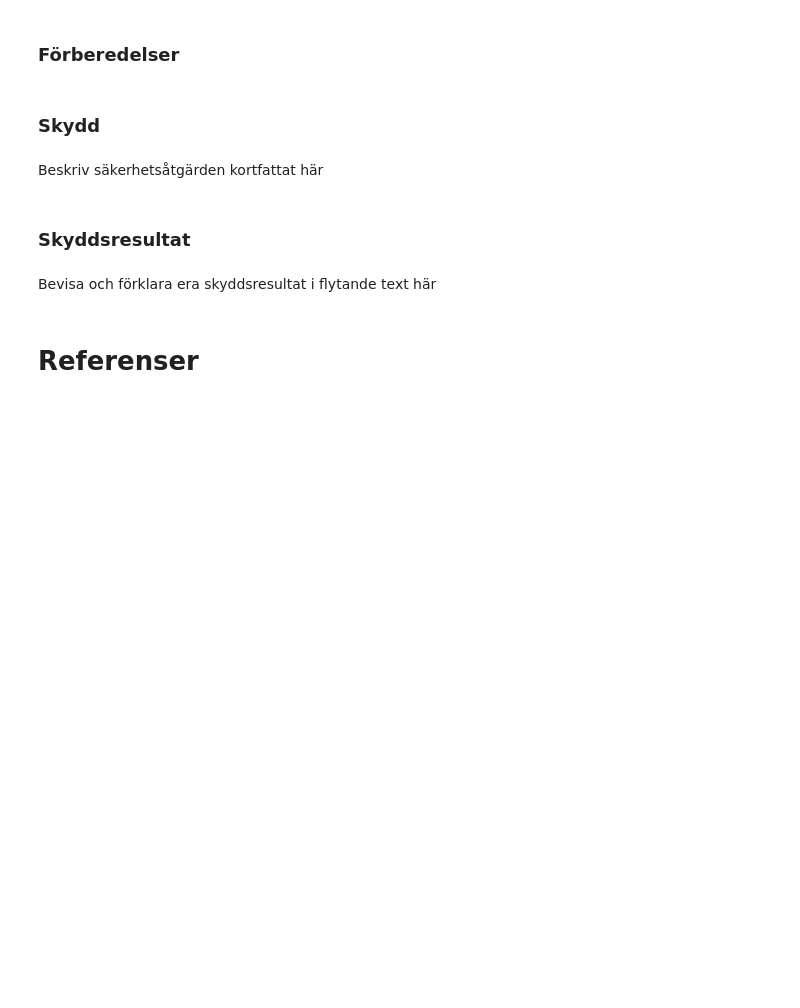
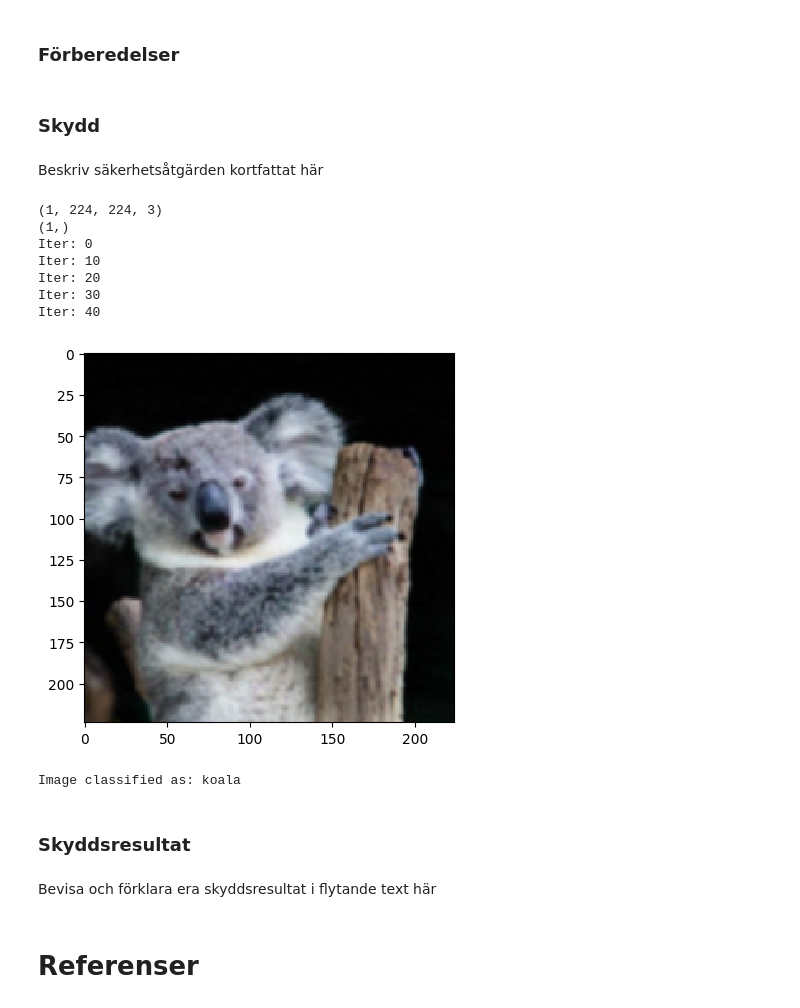
Before and after one commit to SmoxBoye/DV2607-data-poisoning, a Jupyter notebook: Part2/DV2607-Inl_Del_2-Adversarial_input_attack.ipynb, the cells around one changed output. Drawn from its saved outputs; the diff is of its cells as text; code cells hidden in the pictures; blank space fills up the shorter version.

Commit message:
Gaussian defense

```diff
--- a/Part2/DV2607-Inl_Del_2-Adversarial_input_attack.ipynb
+++ b/Part2/DV2607-Inl_Del_2-Adversarial_input_attack.ipynb
@@ -214,3 +212,41 @@ Beskriv säkerhetsåtgärden kortfattat här
+# %%
+# Implementation av skyddsåtgärd
+
+from PIL import Image, ImageFilter
+
+X = np.array([init_image])
+y = np.array([866])
+print(X.shape)
+print(y.shape)
+adv_array = FGM.generate(x=X, y=y)
+
+STEPS = 50
+
+for step in range(STEPS):
+    if step % 10 == 0:
+        print(f"Iter: {step}")
+    adv_array = FGM.generate(x=np.array([adv_array[0]]), y=y)
+adv_image = im.fromarray(adv_array[0].astype(np.uint8))
+
+
+# BLUR DEFENSE
+adv_image = adv_image.filter(ImageFilter.GaussianBlur(1))
+adv_array = np.array([image.img_to_array(adv_image)])
+adv_class_id = np.argmax(model.predict(adv_array))
+
+plt.imshow(adv_array[0].astype(np.uint8), interpolation='nearest')
+plt.show()
+print(f"Image classified as: {class_lookup[adv_class_id]}")
+# %% [output]
+(1, 224, 224, 3)
+(1,)
+Iter: 0
+Iter: 10
+Iter: 20
+Iter: 30
+Iter: 40
+[figure, added]
+Image classified as: koala
 # %% [markdown]
 ### Skyddsresultat
 # %% [markdown]
```
Also changed, not shown: parts of 1 cell of this notebook.
